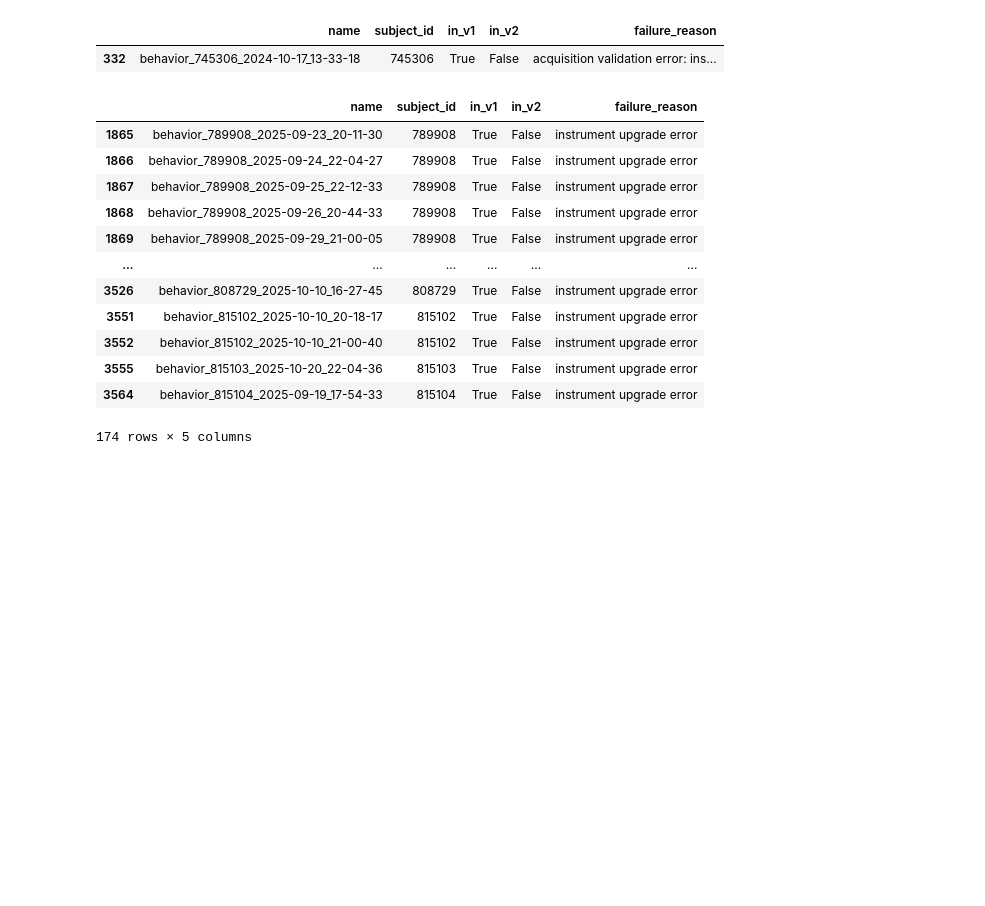
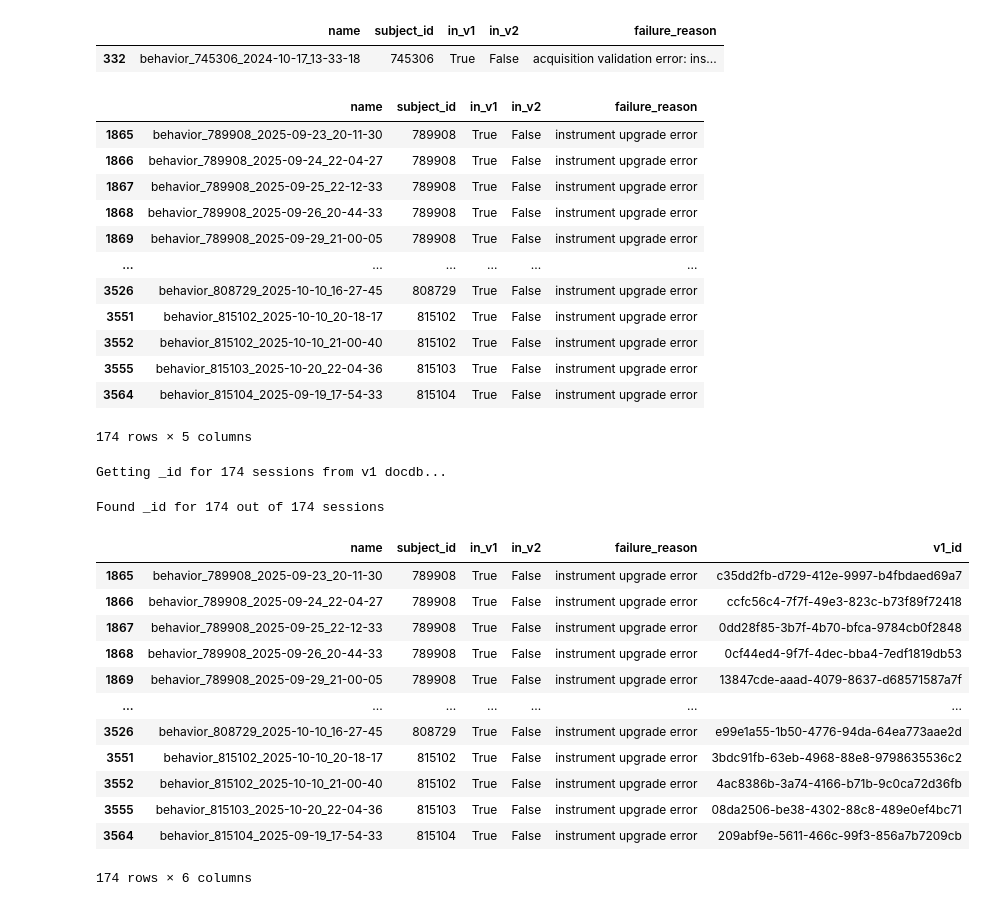
Before and after one commit to dougollerenshaw/aind-workbench, a Jupyter notebook: notebooks/2025.12.23_investigate_patch_upgrade_failures.ipynb, the cells around one changed output. Cells and saved outputs as stored; diff of their text form; code cells hidden in the pictures; blank space fills up the shorter version.

```diff
--- a/notebooks/2025.12.23_investigate_patch_upgrade_failures.ipynb
+++ b/notebooks/2025.12.23_investigate_patch_upgrade_failures.ipynb
@@ -29,13 +30,14 @@ v1_pipeline = [
     {
         "$project": {
             "name": 1,
-            "_id": 0
+            "_id": 1
         }
     }
 ]
 
 v1_results = client_v1.aggregate_docdb_records(v1_pipeline)
 v1_names = [r['name'] for r in v1_results]
+v1_ids = [r['_id'] for r in v1_results]
 print(f"Found {len(v1_names)} assets in v1 database")
 
 # Get all asset names from v2 in private bucket for this project
@@ -50,13 +52,15 @@ v2_pipeline = [
     {
         "$project": {
             "name": 1,
-            "_id": 0
+            "_id": 1
         }
     }
 ]
 
 v2_results = client_v2.aggregate_docdb_records(v2_pipeline)
 v2_names = [r['name'] for r in v2_results]
+v2_ids = [r['_id'] for r in v2_results]
+
 print(f"Found {len(v2_names)} assets in v2 database")
 # %% [output]
 Getting all assets from v1 database in private bucket...
@@ -79,7 +83,7 @@ def extract_subject_id(name: str) -> str:
     return match.group(1) if match else ''
 
 data = []
-for name in sorted(all_names):
+for i, name in enumerate(sorted(all_names)):
     data.append({
         'name': name,
         'subject_id': extract_subject_id(name),
@@ -281,7 +285,8 @@ df[df['in_v1'] & ~df['in_v2']].query('failure_reason == "acquisition validation
 |  | name | subject_id | in_v1 | in_v2 | failure_reason |
 | 332 | behavior_745306_2024-10-17_13-33-18 | 745306 | True | False | acquisition validation error: ins... |
 # %%
-df[df['in_v1'] & ~df['in_v2']].query('failure_reason == "instrument upgrade error"')
+instrument_upgrade_error_df = df[df['in_v1'] & ~df['in_v2']].query('failure_reason == "instrument upgrade error"')
+instrument_upgrade_error_df
 # %% [output]
 |  | name | subject_id | in_v1 | in_v2 | failure_reason |
 | 1865 | behavior_789908_2025-09-23_20-11-30 | 789908 | True | False | instrument upgrade error |
@@ -298,0 +308,39 @@ df[df['in_v1'] & ~df['in_v2']].query('failure_reason == "instrument upgrade erro
+# %%
+# Get _id from v1 docdb for each session in instrument_upgrade_error_df
+from tqdm import tqdm
+
+print(f"Getting _id for {len(instrument_upgrade_error_df)} sessions from v1 docdb...")
+
+v1_ids = []
+for name in tqdm(instrument_upgrade_error_df['name'], desc="Fetching _id"):
+    results = client_v1.retrieve_docdb_records(
+        filter_query={"name": name},
+        projection={"_id": 1},
+        limit=1
+    )
+    if results:
+        v1_ids.append(results[0].get("_id"))
+    else:
+        v1_ids.append(None)
+
+instrument_upgrade_error_df = instrument_upgrade_error_df.copy()
+instrument_upgrade_error_df['v1_id'] = v1_ids
+
+print(f"\nFound _id for {sum(1 for x in v1_ids if x is not None)} out of {len(v1_ids)} sessions")
+instrument_upgrade_error_df
+# %% [output]
+Getting _id for 174 sessions from v1 docdb...
+Found _id for 174 out of 174 sessions
+|  | name | subject_id | in_v1 | in_v2 | failure_reason | v1_id |
+| 1865 | behavior_789908_2025-09-23_20-11-30 | 789908 | True | False | instrument upgrade error | c35dd2fb-d729-412e-9997-b4fbdaed69a7 |
+| 1866 | behavior_789908_2025-09-24_22-04-27 | 789908 | True | False | instrument upgrade error | ccfc56c4-7f7f-49e3-823c-b73f89f72418 |
+| 1867 | behavior_789908_2025-09-25_22-12-33 | 789908 | True | False | instrument upgrade error | 0dd28f85-3b7f-4b70-bfca-9784cb0f2848 |
+| 1868 | behavior_789908_2025-09-26_20-44-33 | 789908 | True | False | instrument upgrade error | 0cf44ed4-9f7f-4dec-bba4-7edf1819db53 |
+| 1869 | behavior_789908_2025-09-29_21-00-05 | 789908 | True | False | instrument upgrade error | 13847cde-aaad-4079-8637-d68571587a7f |
+| ... | ... | ... | ... | ... | ... | ... |
+| 3526 | behavior_808729_2025-10-10_16-27-45 | 808729 | True | False | instrument upgrade error | e99e1a55-1b50-4776-94da-64ea773aae2d |
+| 3551 | behavior_815102_2025-10-10_20-18-17 | 815102 | True | False | instrument upgrade error | 3bdc91fb-63eb-4968-88e8-9798635536c2 |
+| 3552 | behavior_815102_2025-10-10_21-00-40 | 815102 | True | False | instrument upgrade error | 4ac8386b-3a74-4166-b71b-9c0ca72d36fb |
+| 3555 | behavior_815103_2025-10-20_22-04-36 | 815103 | True | False | instrument upgrade error | 08da2506-be38-4302-88c8-489e0ef4bc71 |
+| 3564 | behavior_815104_2025-09-19_17-54-33 | 815104 | True | False | instrument upgrade error | 209abf9e-5611-466c-99f3-856a7b7209cb |
+174 rows × 6 columns
```
Also changed, not shown: parts of 4 cells of this notebook, 2 other files.
